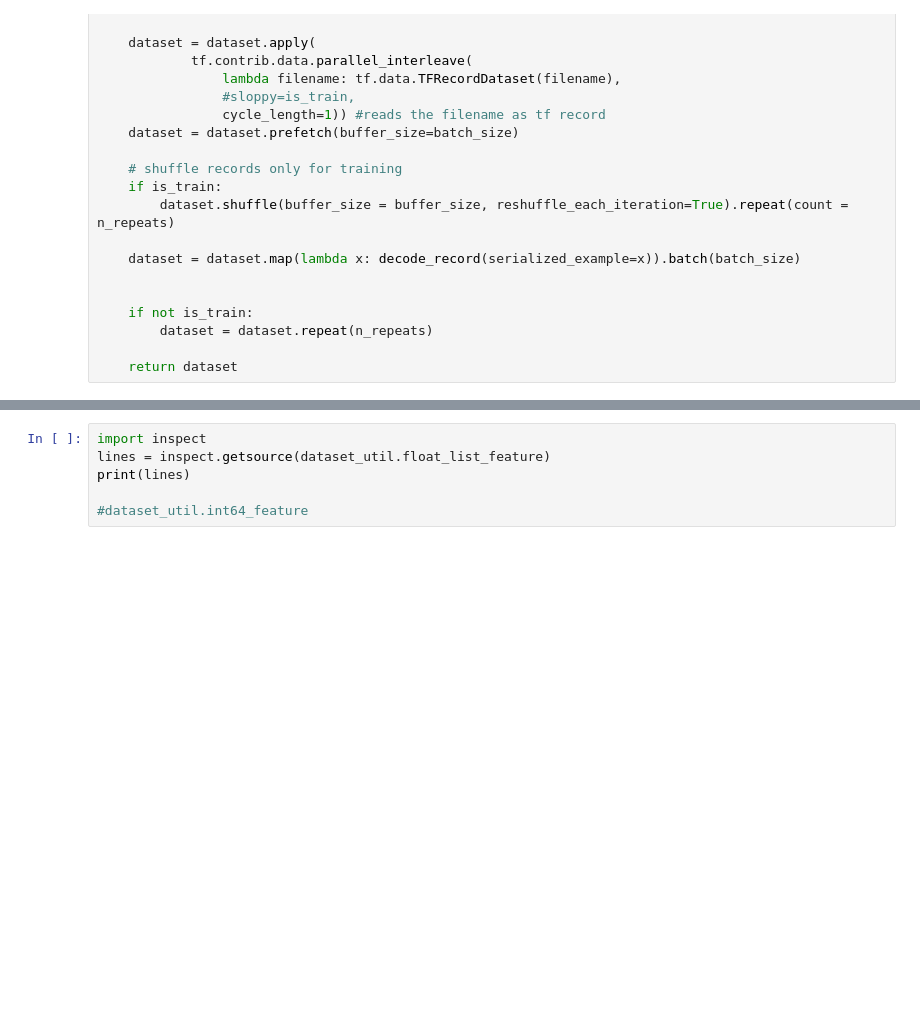
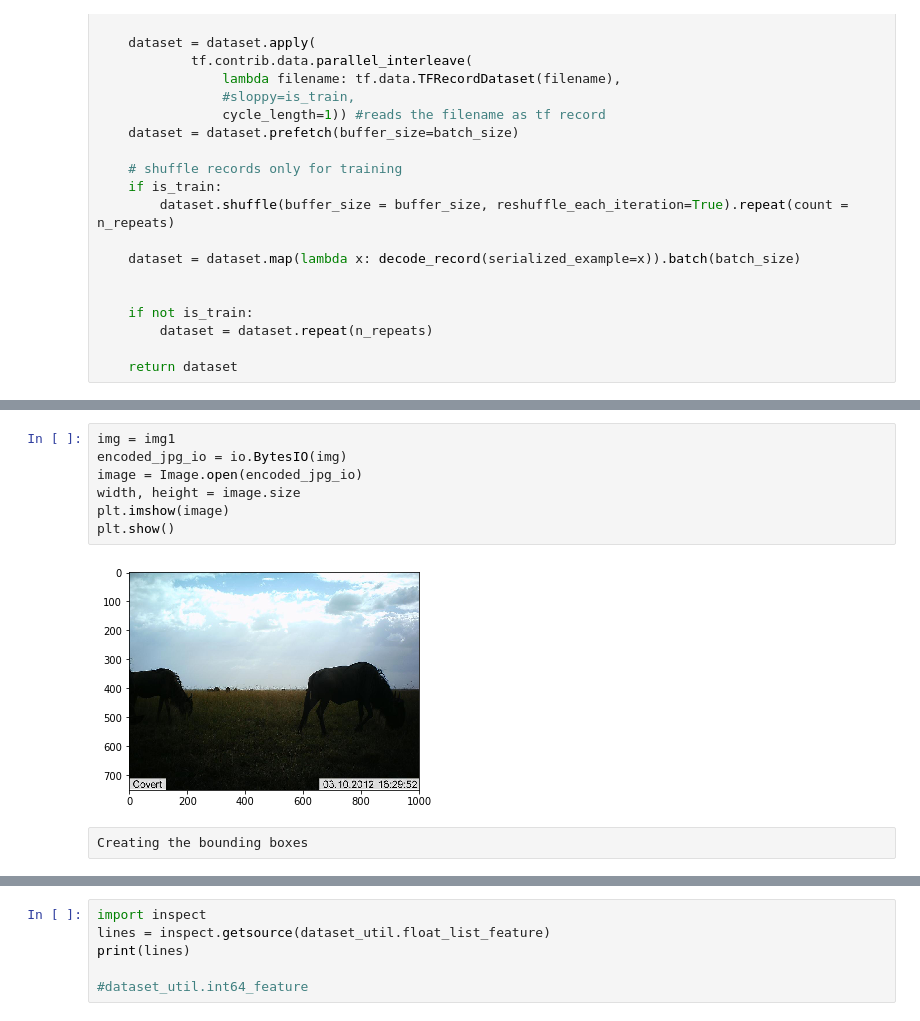
Before and after one commit to Manish-rai21bit/camera-trap-detection, a Jupyter notebook: Data_Model_wip.ipynb, the cells around one changed output, grey strips where cells are left out. Drawn from its saved outputs; the diff is of its cells as text; blank space fills up the shorter version.

```diff
--- a/Data_Model_wip.ipynb
+++ b/Data_Model_wip.ipynb
@@ -487,0 +527,11 @@ test_lst = gold_standard_bb['ASG000bcei.jpg']
+# %%
+img = img1
+encoded_jpg_io = io.BytesIO(img)
+image = Image.open(encoded_jpg_io)
+width, height = image.size
+plt.imshow(image)
+plt.show()
+# %% [output]
+[figure, added]
+# %% [raw]
+Creating the bounding boxes
```
Also changed, not shown: parts of 8 cells of this notebook.
